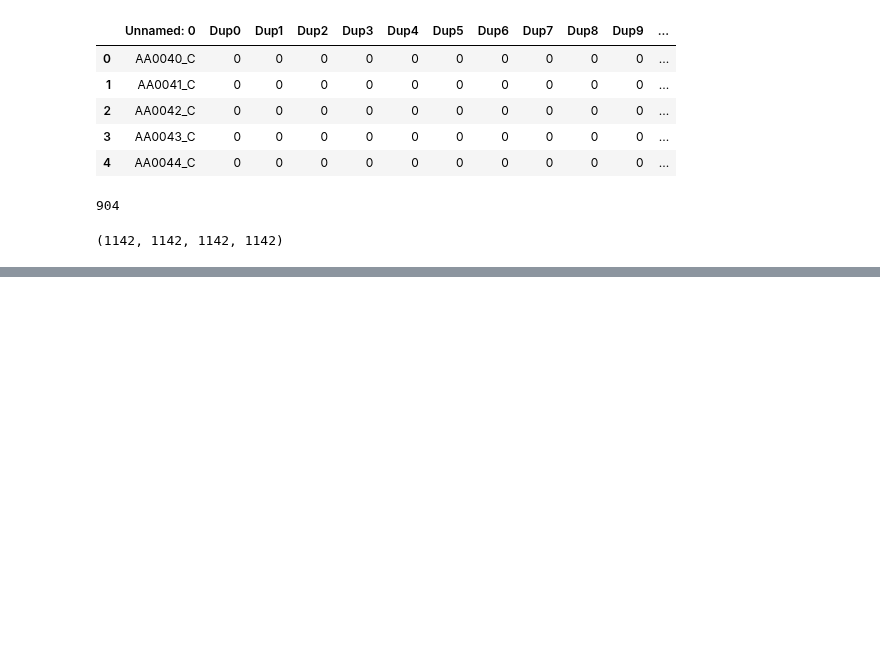
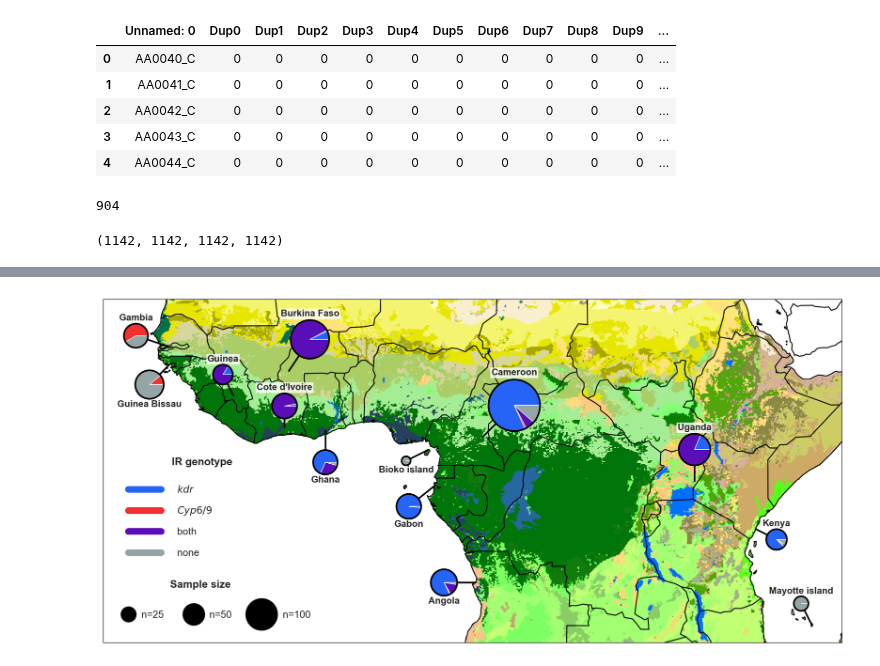
Before and after one commit to alimanfoo/ag1000g-phase2-data-paper, a Jupyter notebook: notebooks/figure_insecticide_resistance.ipynb, the cells around one changed output, grey strips where cells are left out. Saved outputs shown, nothing was run; the diff lists cells and outputs as text; code cells hidden in the pictures; blank space fills up the shorter version.

```diff
--- a/notebooks/figure_insecticide_resistance.ipynb
+++ b/notebooks/figure_insecticide_resistance.ipynb
@@ -417,4 +416,0 @@ df['none'] = none
-# %%
-#squish by country
-for c in cy_nm:
-df[df.country == 'Ghana'].kdr.sum()
@@ -523,7 +567,7 @@ def plot_shiny_map(fn=None, dpi=150):
 
         #add pies
     for _, row in df.iterrows():
-        ratios = np.asarray([row[k]/row.num for k in sp_lab])
+        ratios = np.asarray([row[k]/row.num for k in ir_lab])
         ratios = np.append(ratios, 1 - np.sum(ratios))
 
         # wedgeprops is used here just to pass the zorder command
@@ -543,13 +587,20 @@ def plot_shiny_map(fn=None, dpi=150):
             ax.plot([row.lon, row.lon + row.offset_lon],[row.lat, row.lat + row.offset_lat], 'k-', lw=2.5, zorder=5)
 
     #manual colour legend
-    plt.text(-14.5,-0.3, 'Species', fontsize=16,fontweight='bold')
-    plt.plot([-16.5, -19.6],[-2, -2], color=sp_colors['$Anopheles$ $gambiae$'], lw=10, zorder=20)
-    plt.text(-15,-2.3, '$Anopheles$ $gambiae$', fontsize=15 )
-    plt.plot([-16.5, -19.6],[-4, -4], color=sp_colors['$Anopheles$ $coluzzii$'], lw=10, zorder=20)
-    plt.text(-15,-4.3, '$Anopheles$ $coluzzii$', fontsize=15 )
-    plt.plot([-16.5, -19.6],[-6, -6], color=sp_colors['unknown'], lw=10, zorder=20)
-    plt.text(-15,-6.3, 'unknown', fontsize=15 )
+    plt.text(-15.5, 2.3, 'IR genotype', fontsize=16,fontweight='bold')
+
+    plt.plot([-16.5, -19.6],[-0, -0], color=ir_colors['$kdr$'], lw=10, zorder=20)
+    plt.text(-15,-0.3, '$kdr$', fontsize=15 )
+
+    plt.plot([-16.5, -19.6],[-2, -2], color=ir_colors['$Cyp6/9$'], lw=10, zorder=20)
+    plt.text(-15,-2.3, '$Cyp6/9$', fontsize=15 )
+
+    plt.plot([-16.5, -19.6],[-4, -4], color=ir_colors['both'], lw=10, zorder=20)
+    plt.text(-15,-4.3, 'both', fontsize=15 )
+
+    plt.plot([-16.5, -19.6],[-6, -6], color=ir_colors['none'], lw=10, zorder=20)
+    plt.text(-15,-6.3, 'none', fontsize=15 )
+
     plt.text(-16.5,-9.3, '   Sample size', fontsize=16,fontweight='bold')
 
     #cover tiny island
@@ -575,4 +626,6 @@ def plot_shiny_map(fn=None, dpi=150):
     if fn:
         fig.savefig(fn, jpeg_quality=100, dpi=dpi, bbox_inches='tight');
 # %%
-plot_shiny_map(fn='../artwork/collection_site_map.jpg')
+plot_shiny_map(fn='../artwork/pyrethroid_resistance_map.jpg')
+# %% [output]
+[figure, added]
```
Also changed, not shown: parts of 8 cells of this notebook, 1 other file.
